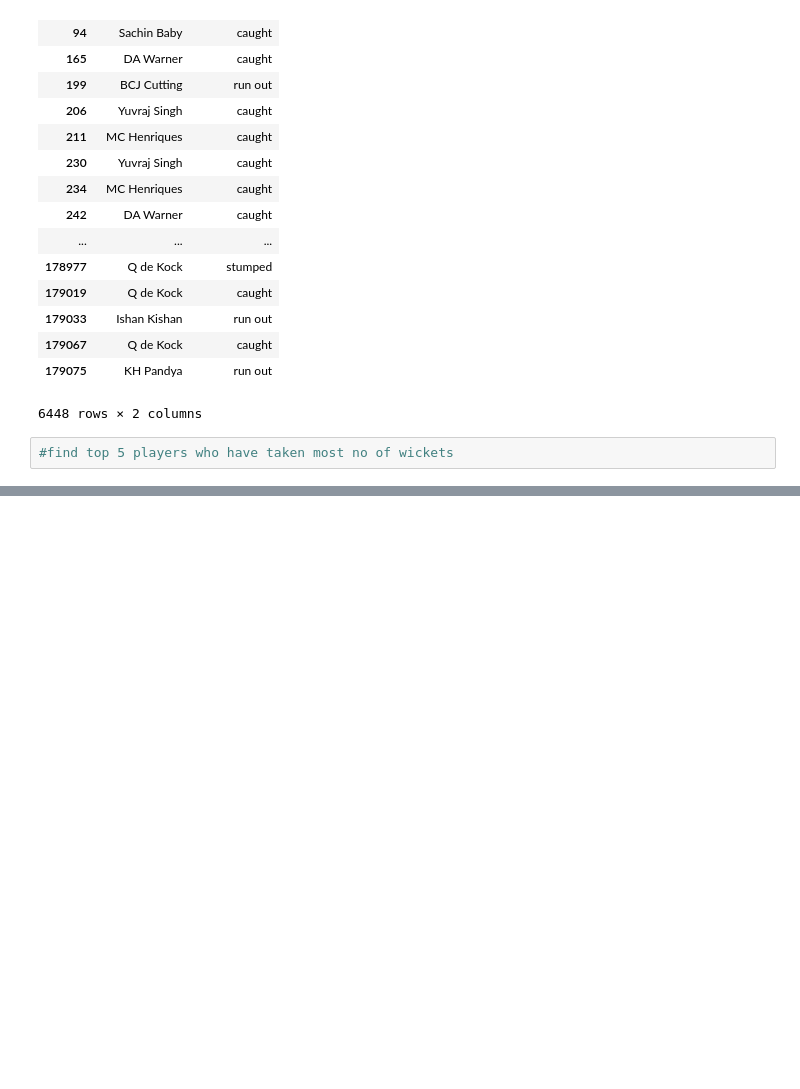
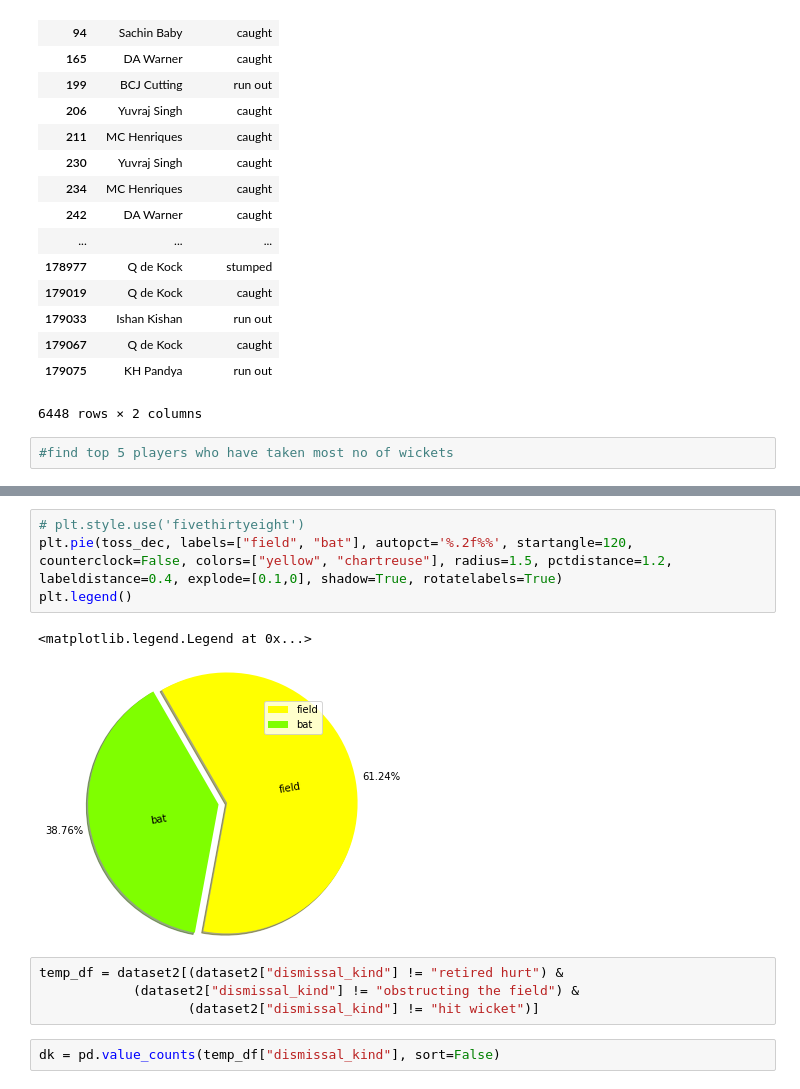
Before and after one commit to anmolrajarora/ML, a Jupyter notebook: IPL.ipynb, the cells around one changed output, grey strips where cells are left out. Drawn from its saved outputs; the diff is of its cells as text; blank space fills up the shorter version.

```diff
--- a/IPL.ipynb
+++ b/IPL.ipynb
@@ -308,0 +335,13 @@ dataset2[["fielder", "dismissal_kind"]].dropna()
+# %%
+# plt.style.use('fivethirtyeight')
+plt.pie(toss_dec, labels=["field", "bat"], autopct='%.2f%%', startangle=120, counterclock=False, colors=["yellow", "chartreuse"], radius=1.5, pctdistance=1.2, labeldistance=0.4, explode=[0.1,0], shadow=True, rotatelabels=True)
+plt.legend()
+# %% [output]
+<matplotlib.legend.Legend at 0x...>
+[figure, added]
+# %%
+temp_df = dataset2[(dataset2["dismissal_kind"] != "retired hurt") &
+            (dataset2["dismissal_kind"] != "obstructing the field") &
+                   (dataset2["dismissal_kind"] != "hit wicket")]
+# %%
+dk = pd.value_counts(temp_df["dismissal_kind"], sort=False)
```
Also changed, not shown: parts of 12 cells of this notebook, 4 other files.
